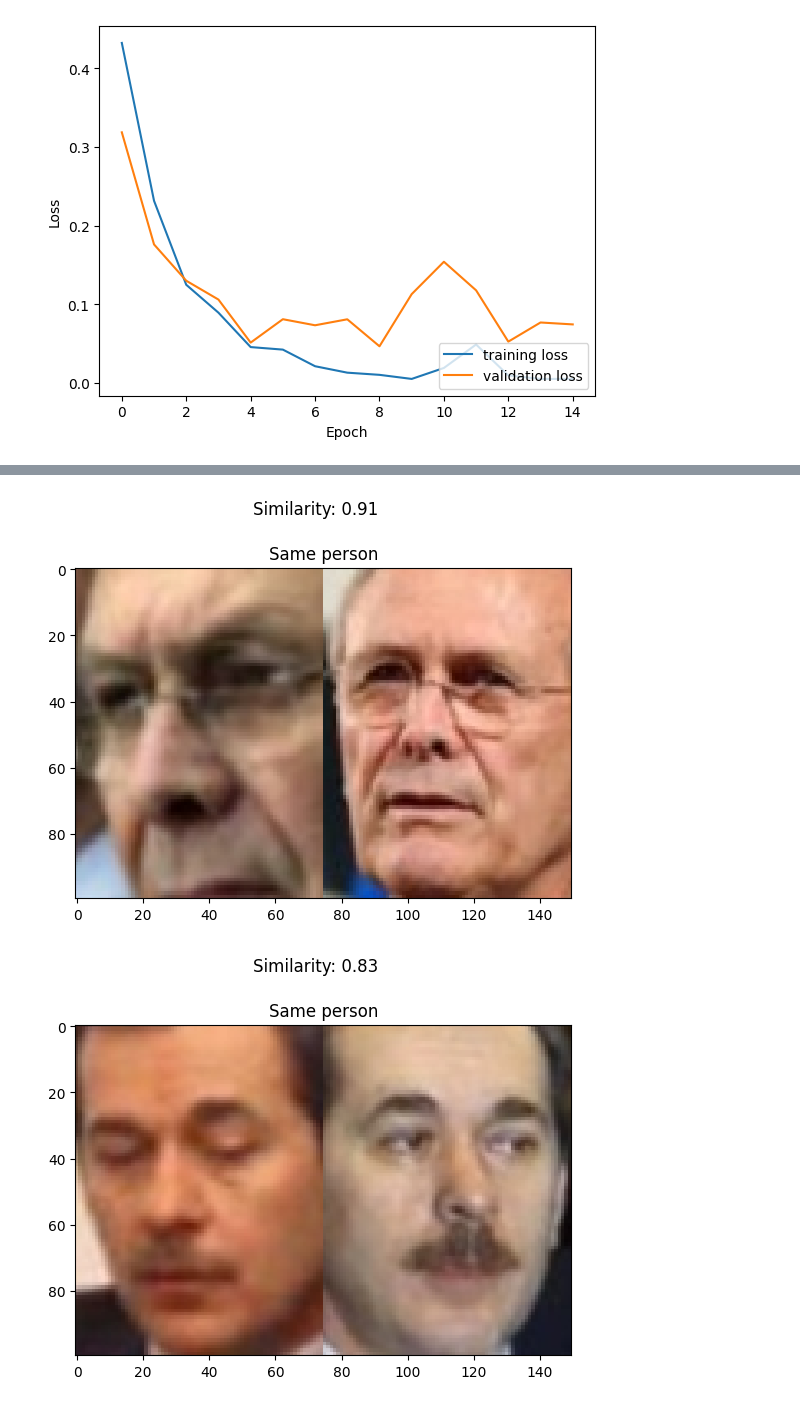
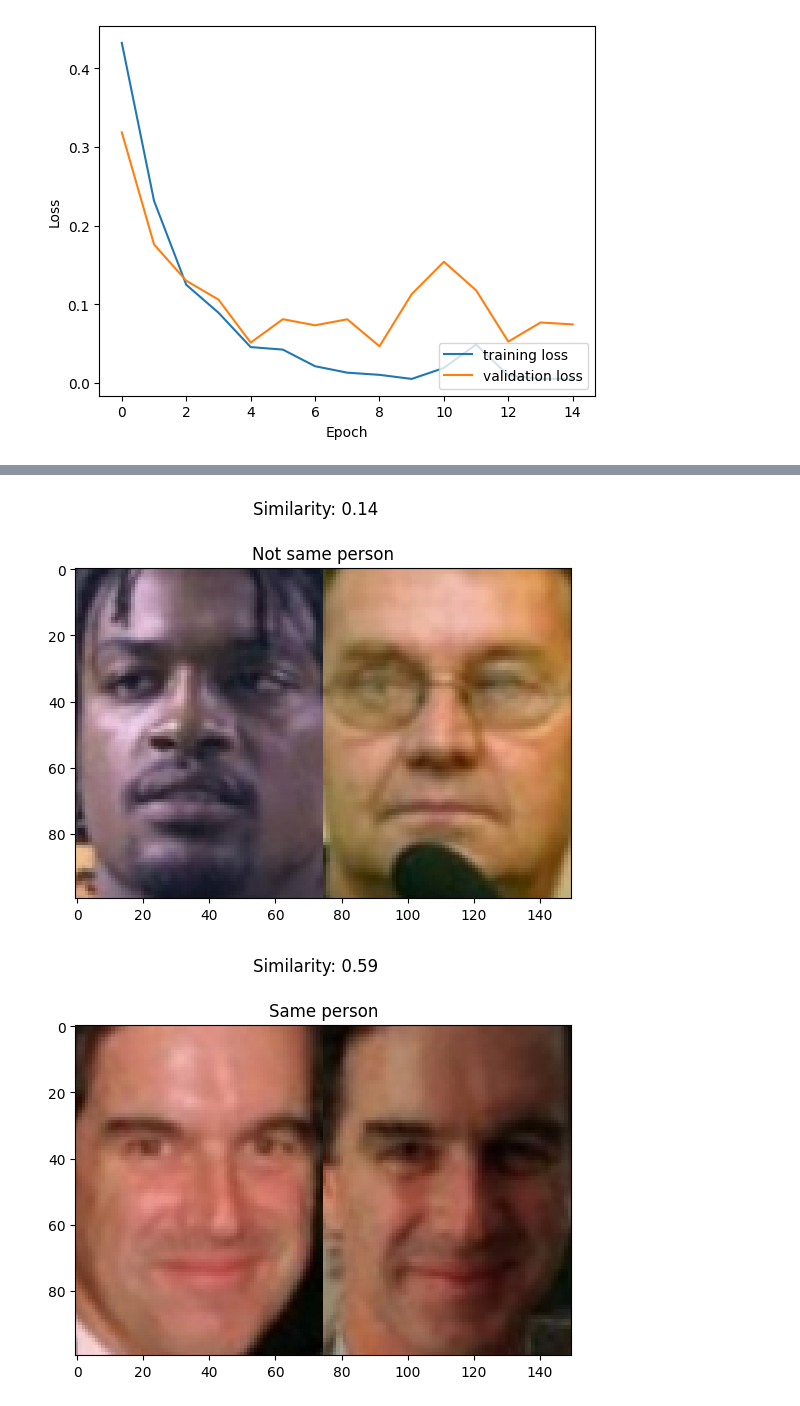
Before and after one commit to ahmedmst2423/Face-Recognition-AI-Project, a Jupyter notebook: Face-Recogntion-Training.ipynb, the cells around one changed output, grey strips where cells are left out. Drawn from its saved outputs; the diff is of its cells as text; code cells hidden in the pictures.

```diff
--- a/Face-Recogntion-Training.ipynb
+++ b/Face-Recogntion-Training.ipynb
@@ -551,12 +551,12 @@ Threshold: 0.6593425020085961
 Accuracy: 0.654
 # %%
-i = 120
-j=2
+i = 640
+j=151
 visualize_pair(X_test[i][0], X_test[i][1], similarities[i], y_test[i])
 visualize_pair(X_test[j][0], X_test[j][1], similarities[j], y_test[j])
 # %% [output]
-[figure, old version]
+[figure, new version]
-[figure, old version]
+[figure, new version]
 # %%
 import cv2
 
```
Also changed, not shown: parts of 3 cells of this notebook.
